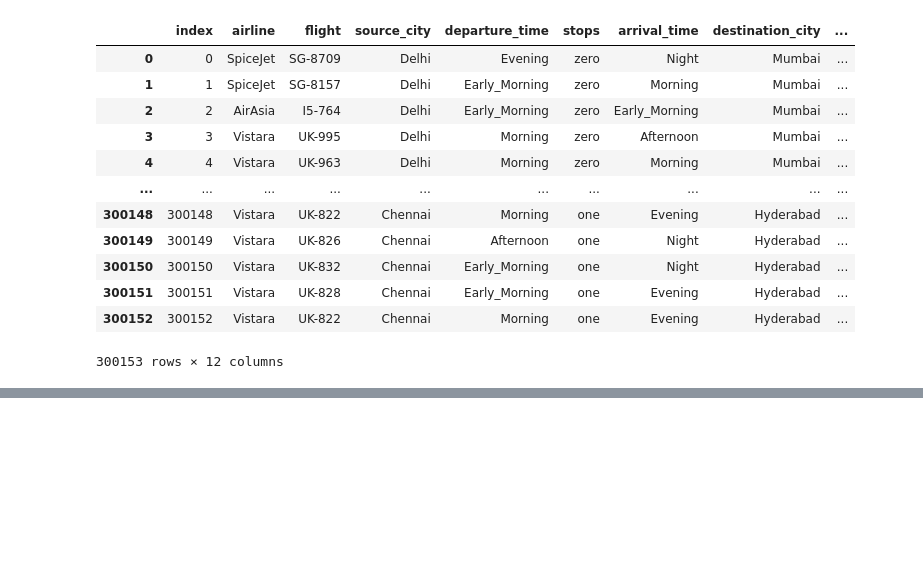
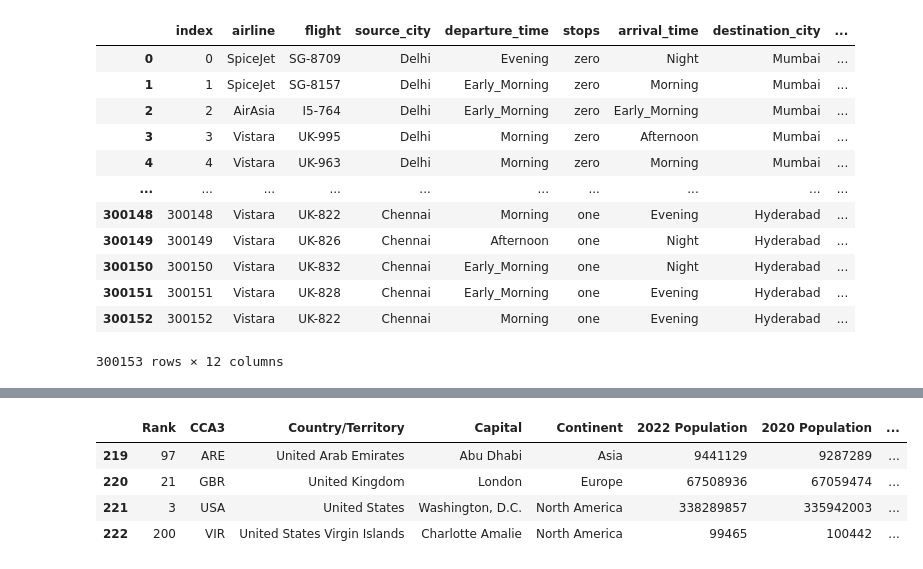
Before and after one commit to xyizko/xo-mathz, a Jupyter notebook: nb/yt-pandas-2.ipynb, the cells around one changed output, grey strips where cells are left out. Saved outputs shown, nothing was run; the diff lists cells and outputs as text; code cells hidden in the pictures; blank space fills up the shorter version.

```diff
--- a/nb/yt-pandas-2.ipynb
+++ b/nb/yt-pandas-2.ipynb
@@ -452,0 +523,9 @@ da1
+# %%
+# Contains is more generic
+po1[po1['Country/Territory'].str.contains('United')]
+# %% [output]
+|  | Rank | CCA3 | Country/Territory | Capital | Continent | 2022 Population | 2020 Population | ... |
+| 219 | 97 | ARE | United Arab Emirates | Abu Dhabi | Asia | 9441129 | 9287289 | ... |
+| 220 | 21 | GBR | United Kingdom | London | Europe | 67508936 | 67059474 | ... |
+| 221 | 3 | USA | United States | Washington, D.C. | North America | 338289857 | 335942003 | ... |
+| 222 | 200 | VIR | United States Virgin Islands | Charlotte Amalie | North America | 99465 | 100442 | ... |
```
Also changed, not shown: parts of 5 cells of this notebook.
